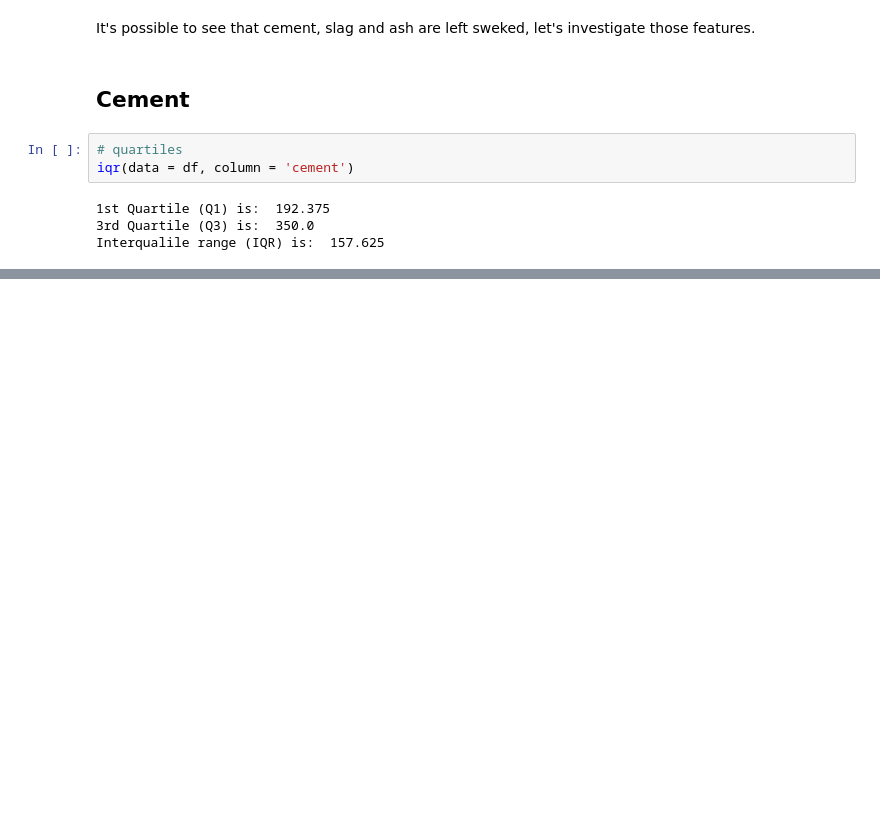
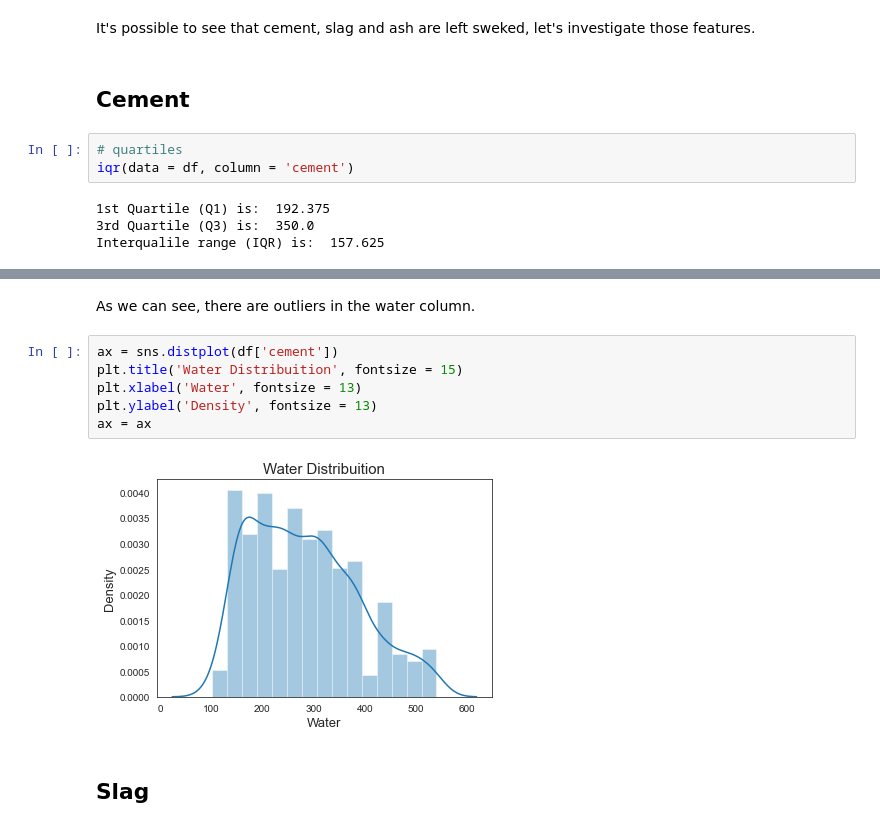
Before and after one commit to Pedro-A-D-S/concrete_strength_prediction, a Jupyter notebook: strenght_prediction.ipynb, the cells around one changed output, grey strips where cells are left out. Drawn from its saved outputs; the diff is of its cells as text; blank space fills up the shorter version.

```diff
--- a/strenght_prediction.ipynb
+++ b/strenght_prediction.ipynb
@@ -191,0 +300,12 @@ Interqualile range (IQR) is:  157.625
+# %% [markdown]
+As we can see, there are outliers in the water column.
+# %%
+ax = sns.distplot(df['cement'])
+plt.title('Water Distribuition', fontsize = 15)
+plt.xlabel('Water', fontsize = 13)
+plt.ylabel('Density', fontsize = 13)
+ax = ax
+# %% [output]
+[figure, added]
+# %% [markdown]
+## Slag
```
Also changed, not shown: parts of 59 cells of this notebook.
